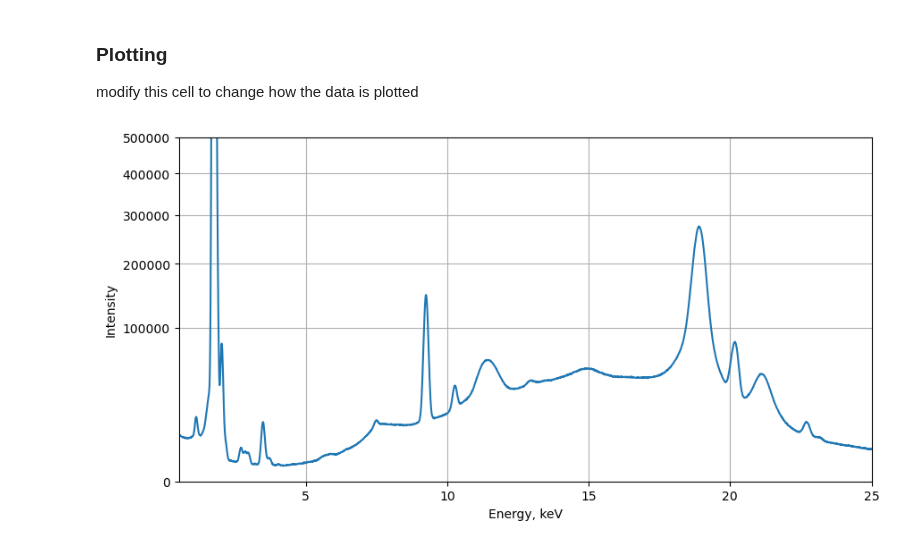
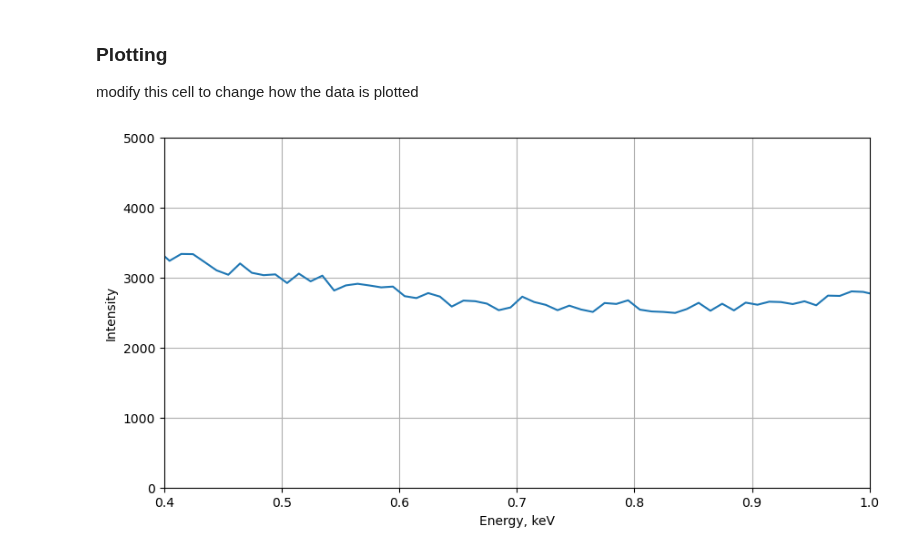
Before and after one commit to ELFREELAND/xrf-thickness-studies, a Jupyter notebook: xrf_data_parser.ipynb, the cells around one changed output. Cells and saved outputs as stored; diff of their text form; code cells hidden in the pictures.

```diff
--- a/xrf_data_parser.ipynb
+++ b/xrf_data_parser.ipynb
@@ -38,3 +36,5 @@ fp1 = r"C:\Users\elf\Documents\GitHub\xrf-thickness-studies\flawed data\20230711
+# %%
+fp1 = r"C:\Users\elf\Documents\GitHub\xrf-thickness-studies\20230712_CVD_3158_scantime\20230712_CVD_3158_60m 1.spx"
 # %% [markdown]
 ### Function definitions
 # %%
@@ -90,19 +90,19 @@ modify this cell to change how the data is plotted
 # %%
 upper_ylim = np.max(dat["d1_counts"][150:]) + 5000
 
 f, ax = plt.subplots(figsize=(10,5))
 ax.plot(dat["energy"], dat["d1_counts"], label = "detector 1")
 #ax.plot(dat["energy"], dat["d2_counts"], label = "detector 2")
 ax.set_xlabel("Energy, keV")
 ax.set_ylabel("Intensity")
 #ax.set_title(sample_name + " XRF spectrum, " + str(spec))
 #ax.legend()
 
 #square root scale
-ax.set_yscale("function", functions=(np.sqrt, lambda x: x*x))
+#ax.set_yscale("function", functions=(np.sqrt, lambda x: x*x))
 
-ax.axis([0.5, 25, 0, 500000])
+ax.axis([0.4, 1, 0, 5000])
 ax.grid(True)
 plt.show()
 # %% [output]
-[figure, old version]
+[figure, new version]
```
Also changed, not shown: parts of 1 cell of this notebook, 2 other files.
